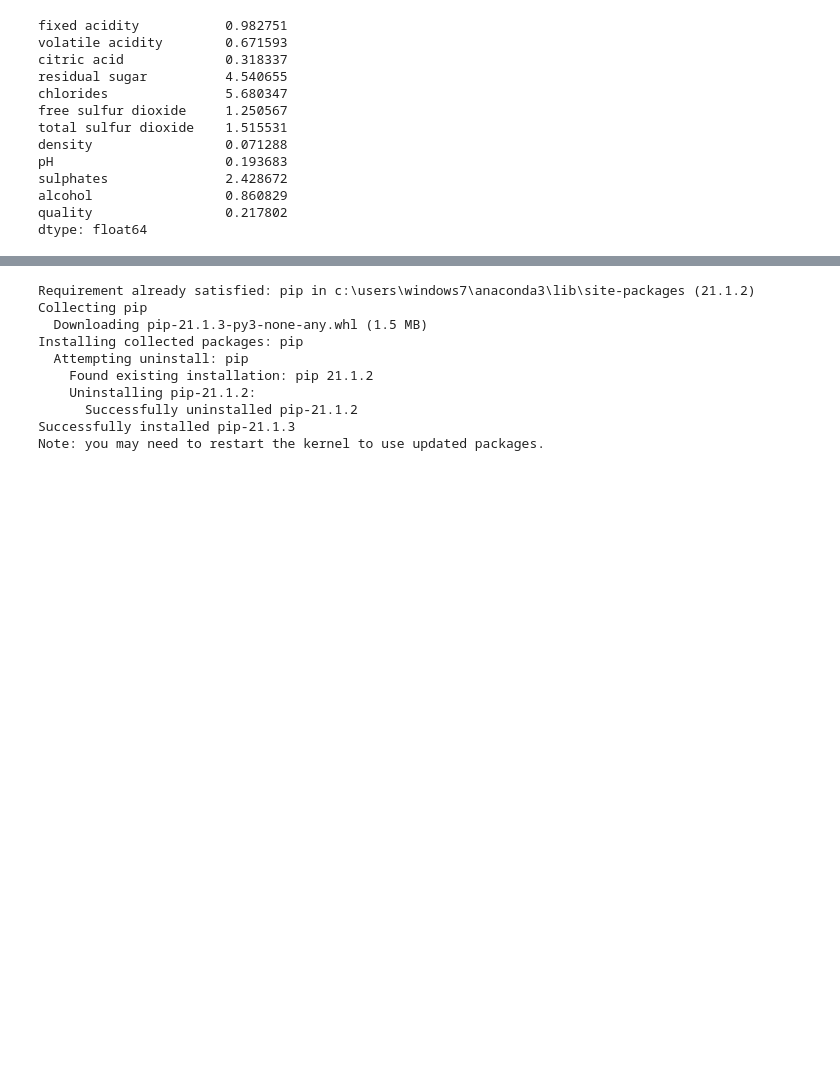
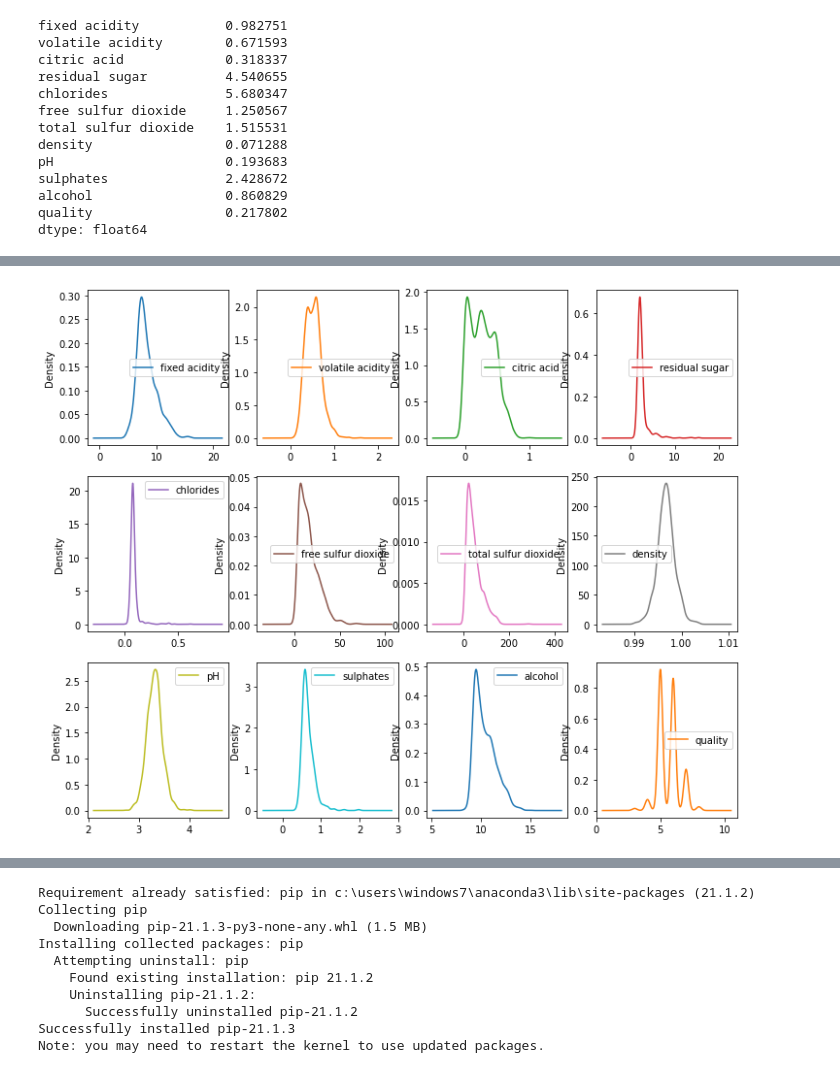
Before and after one commit to nycolexavier/course-data-analysis, a Jupyter notebook: aula_03.ipynb, the cells around one changed output, grey strips where cells are left out. Drawn from its saved outputs; the diff is of its cells as text; code cells hidden in the pictures; blank space fills up the shorter version.

```diff
--- a/aula_03.ipynb
+++ b/aula_03.ipynb
@@ -186,0 +233,10 @@ dtype: float64
+# %%
+# Density Plot
+dataset.plot(kind = 'density',
+             subplots = True,
+             layout = (3,4), # tamanho
+             sharex = False,
+             figsize = (12,10))
+plt.show()
+# %% [output]
+[figure, added]
```
Also changed, not shown: parts of 24 cells of this notebook, 1 other file.
